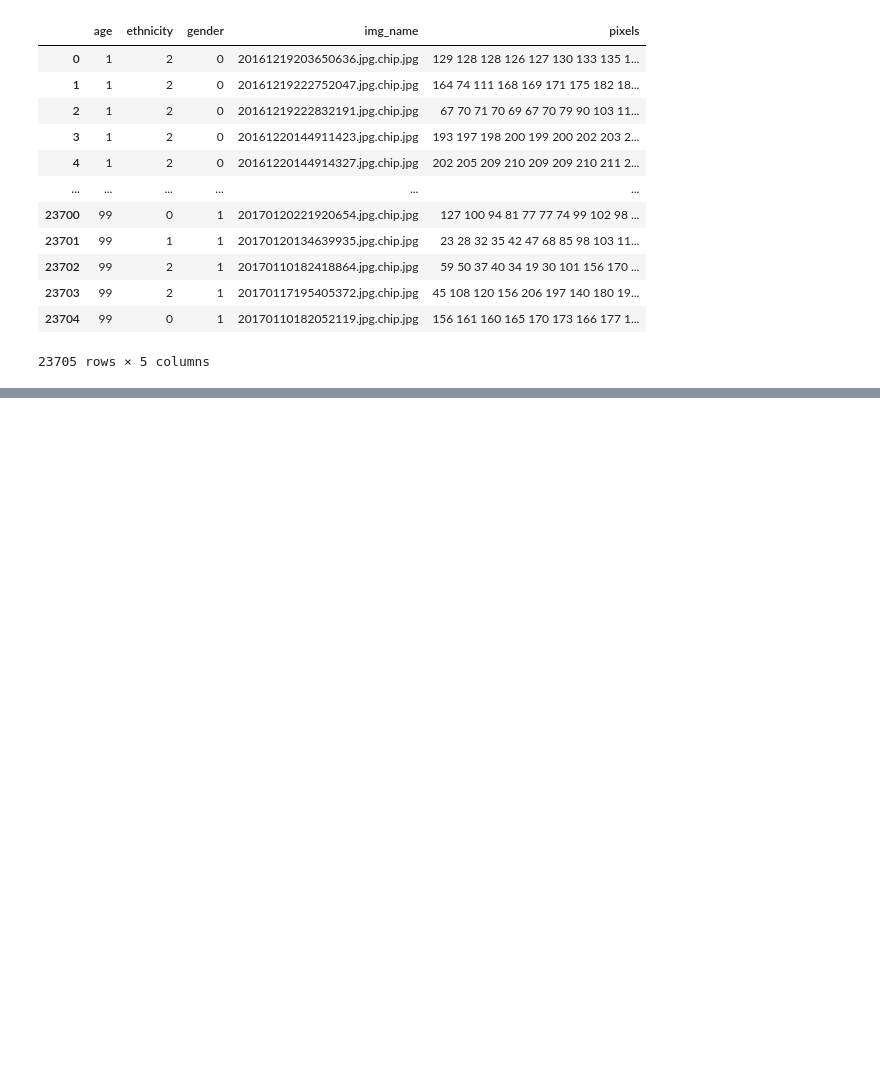
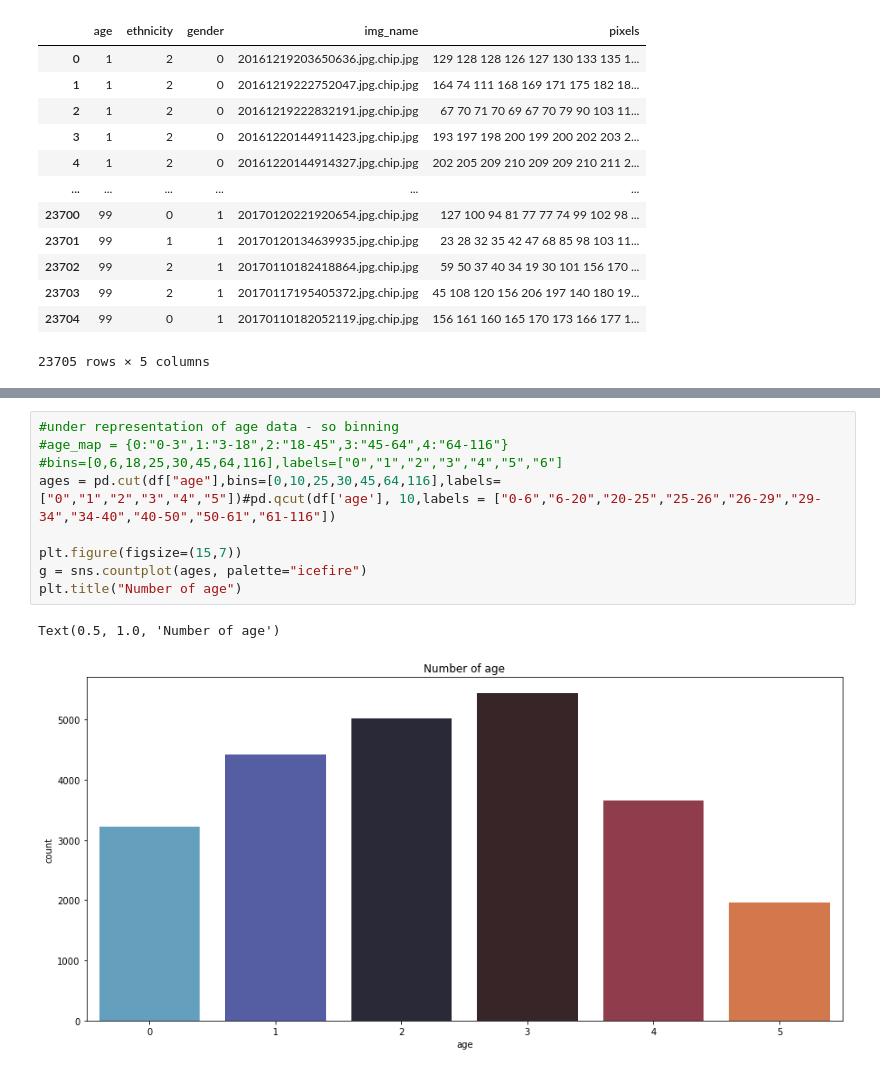
Before and after one commit to Beadhangerone/MAL, a Jupyter notebook: MAL Exercise 7.ipynb, the cells around one changed output, grey strips where cells are left out. Cells and saved outputs as stored; diff of their text form; blank space fills up the shorter version.

```diff
--- a/MAL Exercise 7.ipynb
+++ b/MAL Exercise 7.ipynb
@@ -57,0 +113,12 @@ plt.show()
+# %%
+#under representation of age data - so binning
+#age_map = {0:"0-3",1:"3-18",2:"18-45",3:"45-64",4:"64-116"}
+#bins=[0,6,18,25,30,45,64,116],labels=["0","1","2","3","4","5","6"]
+ages = pd.cut(df["age"],bins=[0,10,25,30,45,64,116],labels=["0","1","2","3","4","5"])#pd.qcut(df['age'], 10,labels = ["0-6","6-20","20-25","25-26","26-29","29-34","34-40","40-50","50-61","61-116"])
+
+plt.figure(figsize=(15,7))
+g = sns.countplot(ages, palette="icefire")
+plt.title("Number of age")
+# %% [output]
+Text(0.5, 1.0, 'Number of age')
+[figure, added]
```
Also changed, not shown: parts of 19 cells of this notebook.
